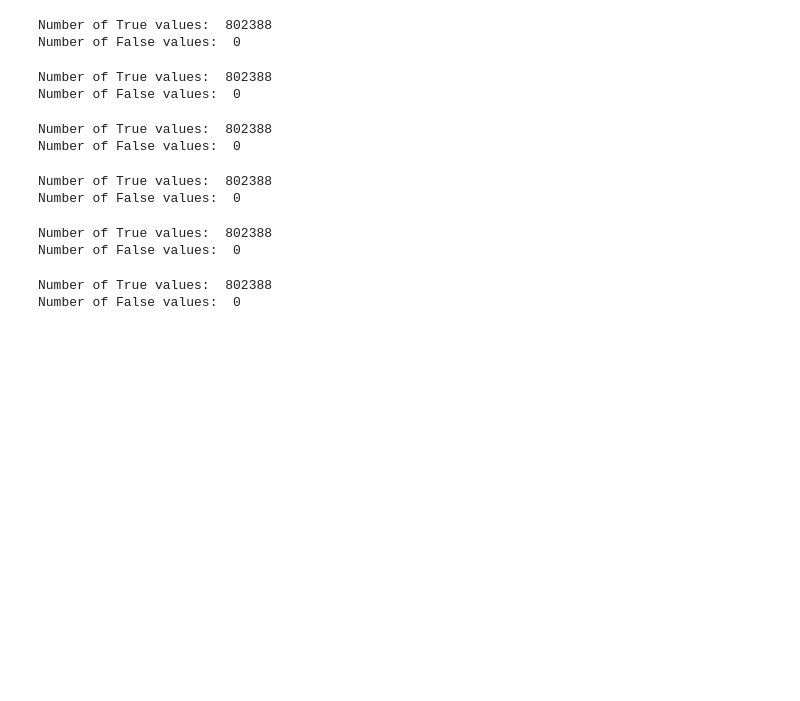
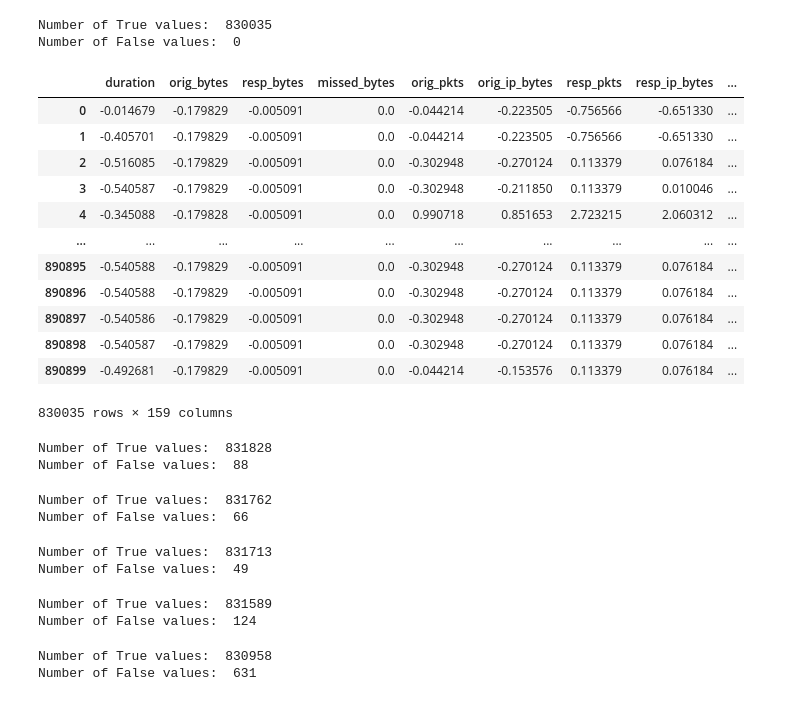
Before and after one commit to ivoafonsobispo/AI-IoT-Security-Detection, a Jupyter notebook: Notebooks/SMOTE-NC_Categorical_Application_Verification.ipynb, the cells around one changed output. Drawn from its saved outputs; the diff is of its cells as text; code cells hidden in the pictures; blank space fills up the shorter version.

```diff
--- a/Notebooks/SMOTE-NC_Categorical_Application_Verification.ipynb
+++ b/Notebooks/SMOTE-NC_Categorical_Application_Verification.ipynb
@@ -41,50 +59,63 @@ Number of False values:  0
 # %%
 # conn
-df_conn = df[['conn_state_OTH', 'conn_state_REJ', 'conn_state_RSTO', 'conn_state_RSTOS0', 'conn_state_RSTR', 'conn_state_RSTRH', 'conn_state_S0', 'conn_state_S1', 'conn_state_S2', 'conn_state_S3', 'conn_state_SF', 'conn_state_SH', 'conn_state_SHR']]
+lst = ['conn_state_OTH', 'conn_state_REJ', 'conn_state_RSTO', 'conn_state_RSTOS0', 'conn_state_RSTR', 'conn_state_RSTRH', 'conn_state_S0', 'conn_state_S1', 'conn_state_S2', 'conn_state_S3', 'conn_state_SF', 'conn_state_SH', 'conn_state_SHR']
 
-applyVerification(df_conn)
+applyVerification(df, lst)
 # %% [output]
-Number of True values:  802388
+Number of True values:  830035
 Number of False values:  0
+|  | duration | orig_bytes | resp_bytes | missed_bytes | orig_pkts | orig_ip_bytes | resp_pkts | resp_ip_bytes | ... |
+| 0 | -0.014679 | -0.179829 | -0.005091 | 0.0 | -0.044214 | -0.223505 | -0.756566 | -0.651330 | ... |
+| 1 | -0.405701 | -0.179829 | -0.005091 | 0.0 | -0.044214 | -0.223505 | -0.756566 | -0.651330 | ... |
+| 2 | -0.516085 | -0.179829 | -0.005091 | 0.0 | -0.302948 | -0.270124 | 0.113379 | 0.076184 | ... |
+| 3 | -0.540587 | -0.179829 | -0.005091 | 0.0 | -0.302948 | -0.211850 | 0.113379 | 0.010046 | ... |
+| 4 | -0.345088 | -0.179828 | -0.005091 | 0.0 | 0.990718 | 0.851653 | 2.723215 | 2.060312 | ... |
+| ... | ... | ... | ... | ... | ... | ... | ... | ... | ... |
+| 890895 | -0.540588 | -0.179829 | -0.005091 | 0.0 | -0.302948 | -0.270124 | 0.113379 | 0.076184 | ... |
+| 890896 | -0.540588 | -0.179829 | -0.005091 | 0.0 | -0.302948 | -0.270124 | 0.113379 | 0.076184 | ... |
+| 890897 | -0.540586 | -0.179829 | -0.005091 | 0.0 | -0.302948 | -0.270124 | 0.113379 | 0.076184 | ... |
+| 890898 | -0.540587 | -0.179829 | -0.005091 | 0.0 | -0.302948 | -0.270124 | 0.113379 | 0.076184 | ... |
+| 890899 | -0.492681 | -0.179829 | -0.005091 | 0.0 | -0.044214 | -0.153576 | 0.113379 | 0.076184 | ... |
+830035 rows × 159 columns
 # %%
 # fwd_header_size_min
-df_fwd_header_size_min = df[['fwd_header_size_min_0', 'fwd_header_size_min_8', 'fwd_header_size_min_20', 'fwd_header_size_min_24', 'fwd_header_size_min_32', 'fwd_header_size_min_40', 'fwd_header_size_min_44']]
+lst = ['fwd_header_size_min_0', 'fwd_header_size_min_8', 'fwd_header_size_min_20', 'fwd_header_size_min_24', 'fwd_header_size_min_32', 'fwd_header_size_min_40', 'fwd_header_size_min_44']
 
-applyVerification(df_fwd_header_size_min)
+applyVerification(df, lst)
 # %% [output]
-Number of True values:  802388
-Number of False values:  0
+Number of True values:  831828
+Number of False values:  88
 # %%
 # df_fwd_header_size_max
-df_fwd_header_size_max = df[['fwd_header_size_max_0', 'fwd_header_size_max_8', 'fwd_header_size_max_20', 'fwd_header_size_max_24', 'fwd_header_size_max_32', 'fwd_header_size_max_40', 'fwd_header_size_max_44', 'fwd_header_size_max_52']]
+lst = ['fwd_header_size_max_0', 'fwd_header_size_max_8', 'fwd_header_size_max_20', 'fwd_header_size_max_24', 'fwd_header_size_max_32', 'fwd_header_size_max_40', 'fwd_header_size_max_44']
 
-applyVerification(df_fwd_header_size_max)
+applyVerification(df, lst)
 # %% [output]
-Number of True values:  802388
-Number of False values:  0
+Number of True values:  831762
+Number of False values:  66
 # %%
 # bwd_header_size_min
-df_bwd_header_size_min = df[['bwd_header_size_min_0', 'bwd_header_size_min_8', 'bwd_header_size_min_20', 'bwd_header_size_min_24', 'bwd_header_size_min_32', 'bwd_header_size_min_40', 'bwd_header_size_min_44']]
+lst = ['bwd_header_size_min_0', 'bwd_header_size_min_8', 'bwd_header_size_min_20', 'bwd_header_size_min_24', 'bwd_header_size_min_32', 'bwd_header_size_min_40', 'bwd_header_size_min_44']
 
-applyVerification(df_bwd_header_size_min)
+applyVerification(df, lst)
 # %% [output]
-Number of True values:  802388
-Number of False values:  0
+Number of True values:  831713
+Number of False values:  49
 # %%
 # bwd_header_size_max
-df_bwd_header_size_max = df[['bwd_header_size_max_0', 'bwd_header_size_max_8', 'bwd_header_size_max_20', 'bwd_header_size_max_24', 'bwd_header_size_max_32', 'bwd_header_size_max_40', 'bwd_header_size_max_44', 'bwd_header_size_max_52', 'bwd_header_size_max_60']]
+lst = ['bwd_header_size_max_0', 'bwd_header_size_max_8', 'bwd_header_size_max_20', 'bwd_header_size_max_24', 'bwd_header_size_max_32', 'bwd_header_size_max_40', 'bwd_header_size_max_44', 'bwd_header_size_max_52']]
 
-applyVerification(df_bwd_header_size_max)
+applyVerification(df, lst)
 # %% [output]
-Number of True values:  802388
-Number of False values:  0
+Number of True values:  831589
+Number of False values:  124
 # %%
 # flow_FIN
-df_flow_FIN = df[['flow_FIN_flag_count_0', 'flow_FIN_flag_count_1', 'flow_FIN_flag_count_2', 'flow_FIN_flag_count_3', 'flow_FIN_flag_count_4', 'flow_FIN_flag_count_5', 'flow_FIN_flag_count_6', 'flow_FIN_flag_count_7', 'flow_FIN_flag_count_8', 'flow_FIN_flag_count_9', 'flow_FIN_flag_count_10']]
+lst = ['flow_FIN_flag_count_0', 'flow_FIN_flag_count_1', 'flow_FIN_flag_count_2', 'flow_FIN_flag_count_3', 'flow_FIN_flag_count_4', 'flow_FIN_flag_count_5', 'flow_FIN_flag_count_6', 'flow_FIN_flag_count_7']
 
-applyVerification(df_flow_FIN)
+applyVerification(df, lst)
 # %% [output]
-Number of True values:  802388
-Number of False values:  0
+Number of True values:  830958
+Number of False values:  631
 # %%
 # flow_SYN
```
Also changed, not shown: parts of 8 cells of this notebook, 9 other files.
